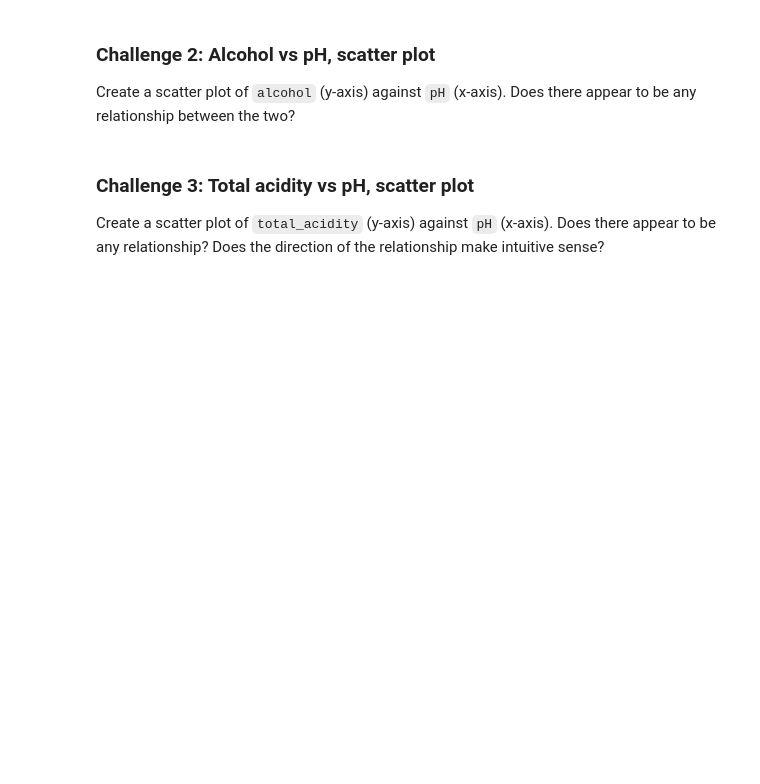
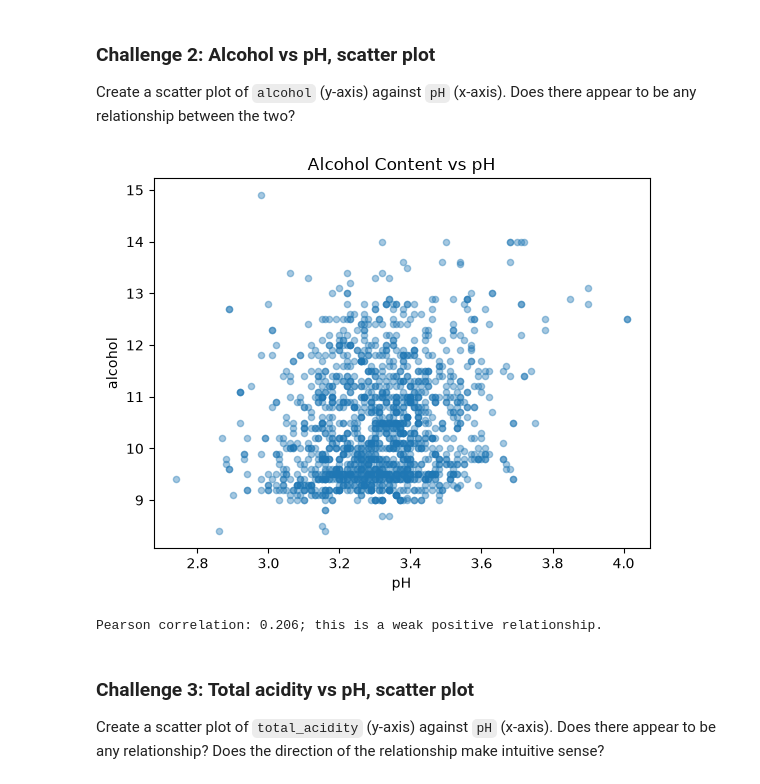
Before and after one commit to d-linkiewicz/amle-pandas, a Jupyter notebook: 1_basics/03_plotting.ipynb, the cells around one changed output. Saved outputs shown, nothing was run; the diff lists cells and outputs as text; code cells hidden in the pictures; blank space fills up the shorter version.

```diff
--- a/1_basics/03_plotting.ipynb
+++ b/1_basics/03_plotting.ipynb
@@ -148,7 +167,21 @@ Plot the average `chlorides` value for each `quality` score as a bar chart.
 
 Create a scatter plot of `alcohol` (y-axis) against `pH` (x-axis). Does there appear to be any relationship between the two?
 # %%
-# YOUR CODE HERE
+# Alcohol (y) versus pH (x)
+df.plot(
+    kind="scatter",
+    x="pH",
+    y="alcohol",
+    title="Alcohol Content vs pH",
+    alpha=0.4,
+)
+plt.show()
+
+correlation = df["alcohol"].corr(df["pH"])
+print(f"Pearson correlation: {correlation:.3f}; this is a weak positive relationship.")
+# %% [output]
+[figure, added]
+Pearson correlation: 0.206; this is a weak positive relationship.
 # %% [markdown]
 ### Challenge 3: Total acidity vs pH, scatter plot
 
```
Also changed, not shown: parts of 5 cells of this notebook, 7 other files.
